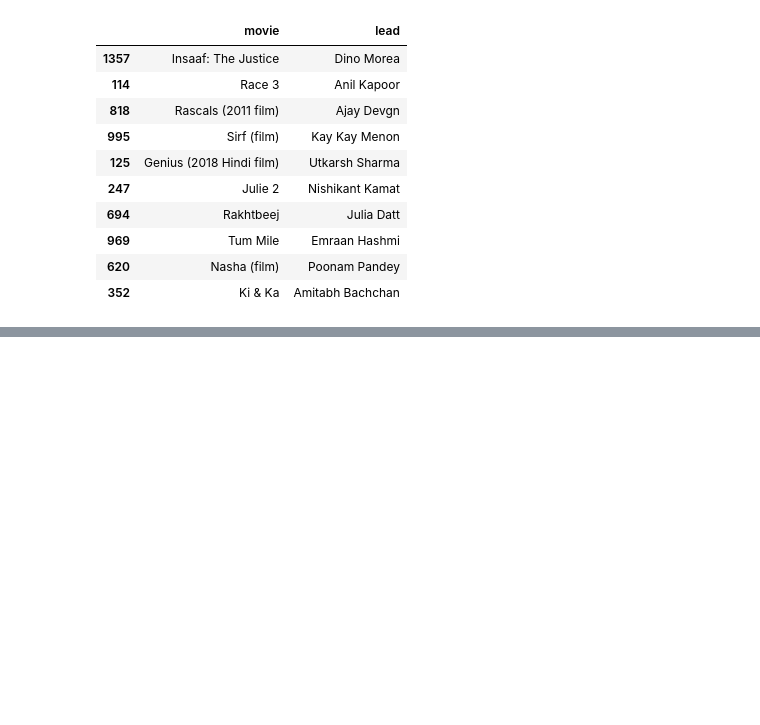
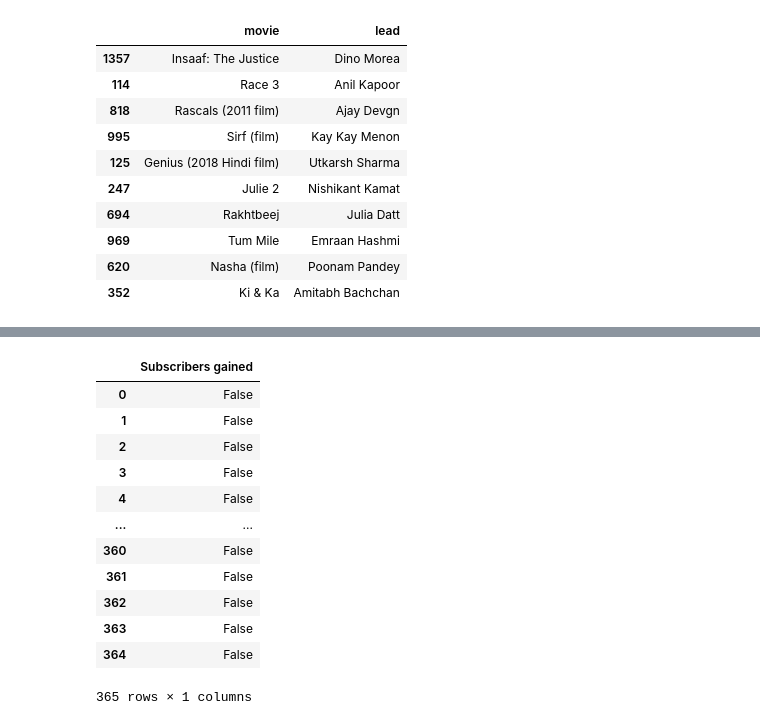
Before and after one commit to jhalucky/KPP-Keep-Practicing-Python, a Jupyter notebook: pandas/working.ipynb, the cells around one changed output, grey strips where cells are left out. Saved outputs shown, nothing was run; the diff lists cells and outputs as text; code cells hidden in the pictures; blank space fills up the shorter version.

```diff
--- a/pandas/working.ipynb
+++ b/pandas/working.ipynb
@@ -147,0 +172,16 @@ movies.sample(10)
+# %%
+subs.isnull()
+# %% [output]
+|  | Subscribers gained |
+| 0 | False |
+| 1 | False |
+| 2 | False |
+| 3 | False |
+| 4 | False |
+| ... | ... |
+| 360 | False |
+| 361 | False |
+| 362 | False |
+| 363 | False |
+| 364 | False |
+365 rows × 1 columns
```
Also changed, not shown: parts of 2 cells of this notebook.
